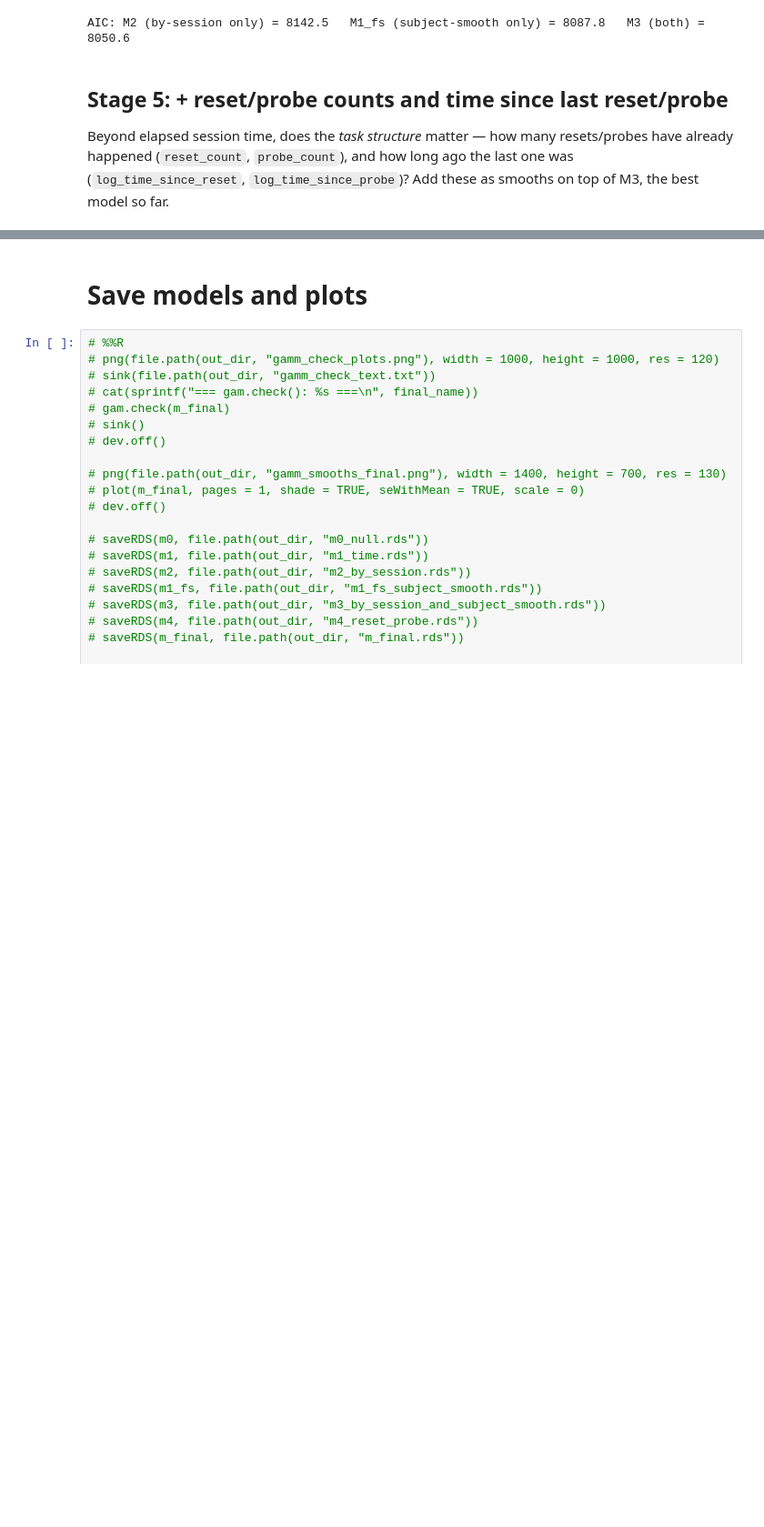
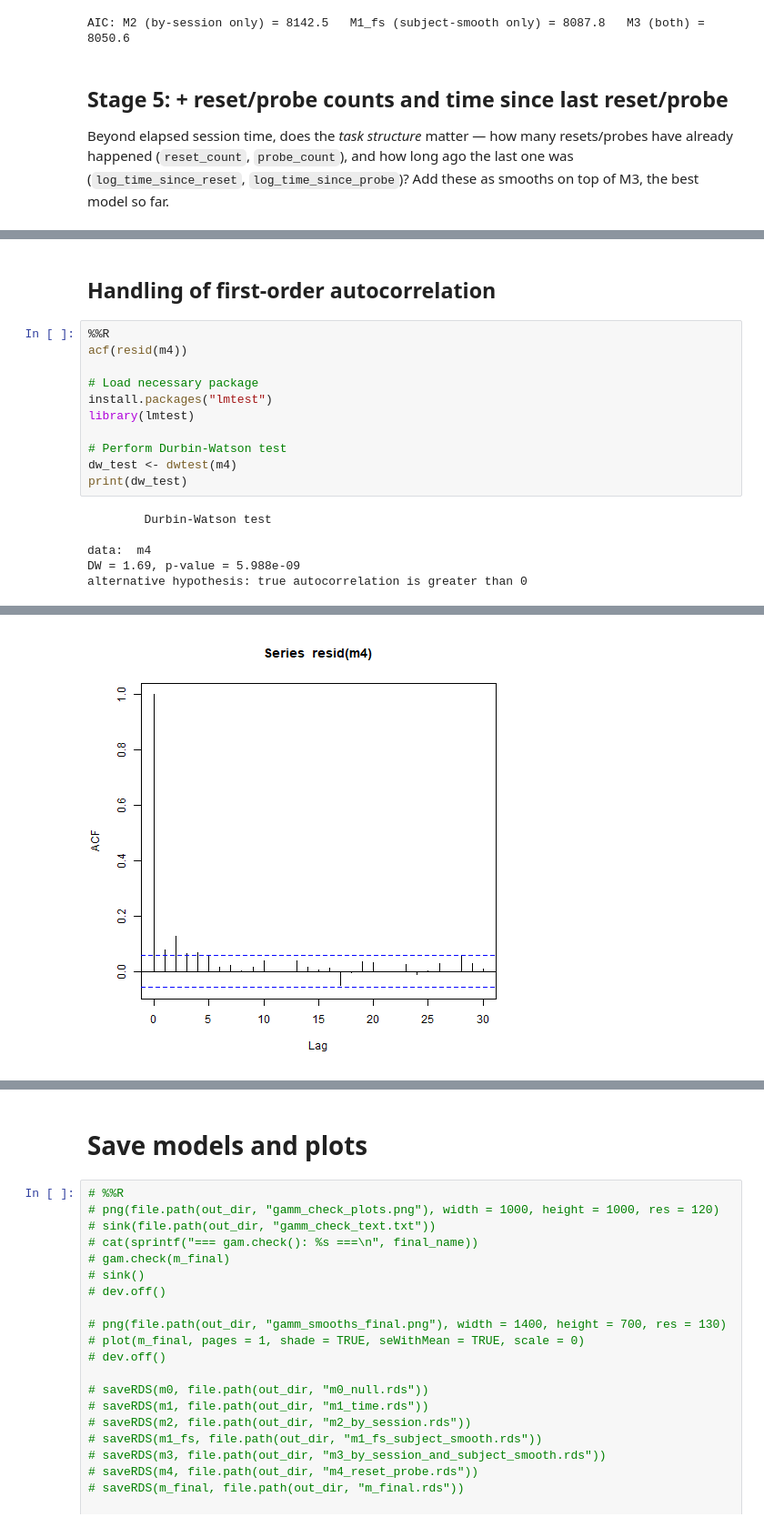
Before and after one commit to EvaFrossard/Penguin_Detection, a Jupyter notebook: GAMM/GAMM.ipynb, the cells around one changed output, grey strips where cells are left out. Shown at 91% size. Cells and saved outputs as stored; diff of their text form; blank space fills up the shorter version.

```diff
--- a/GAMM/GAMM.ipynb
+++ b/GAMM/GAMM.ipynb
@@ -389,0 +419,19 @@ plot_m4_smooths()
+# %% [markdown]
+## Handling of first-order autocorrelation
+# %%
+%%R
+acf(resid(m4))
+
+# Load necessary package
+install.packages("lmtest")
+library(lmtest)
+
+# Perform Durbin-Watson test
+dw_test <- dwtest(m4)
+print(dw_test)
+# %% [output]
+        Durbin-Watson test
+
+data:  m4
+DW = 1.69, p-value = 5.988e-09
+alternative hypothesis: true autocorrelation is greater than 0
@@ -389,0 +439 @@ plot_m4_smooths()
+[figure, added]
```
Also changed, not shown: parts of 13 cells of this notebook.
